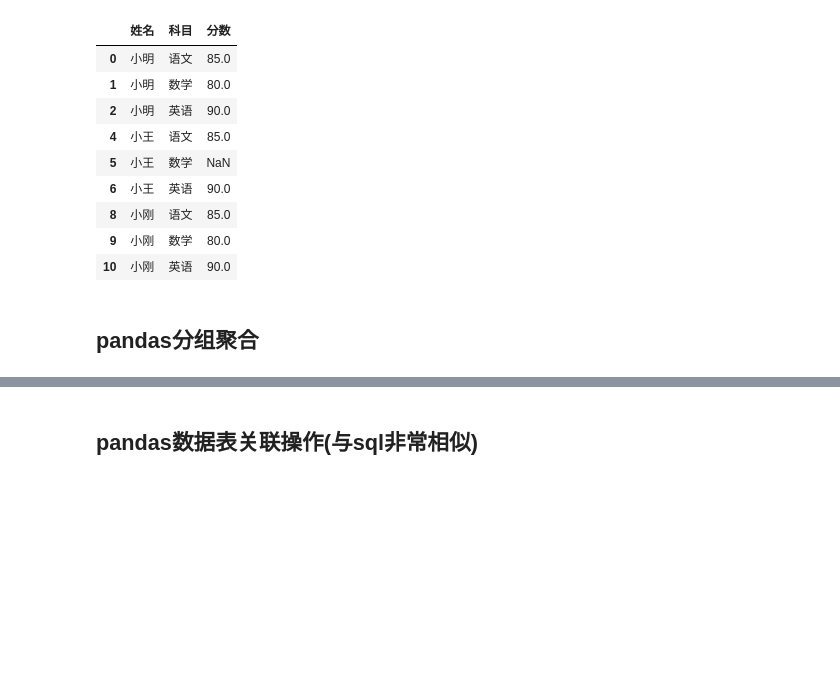
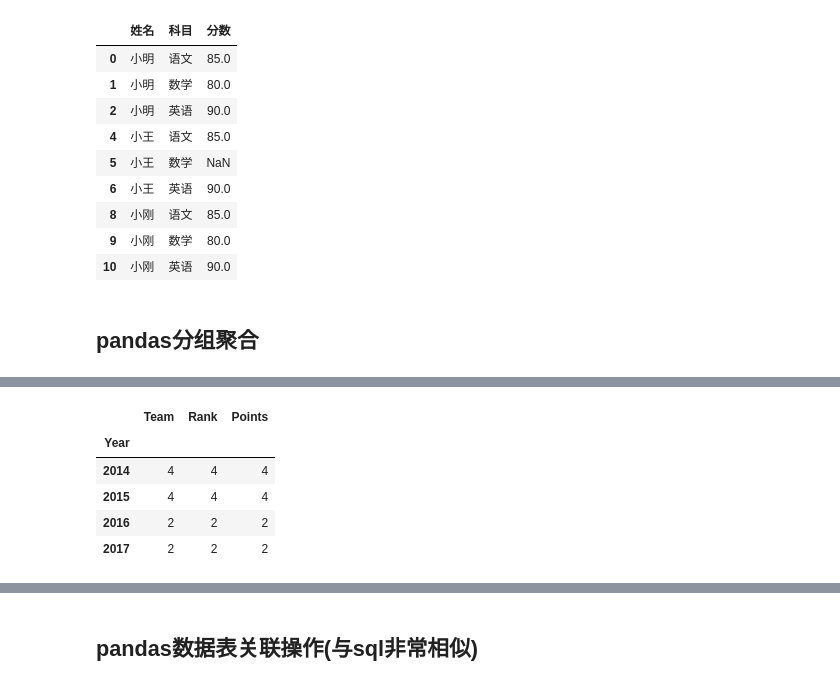
Before and after one commit to codefish-yu/dataanalyze, a Jupyter notebook: pandas.ipynb, the cells around one changed output, grey strips where cells are left out. Cells and saved outputs as stored; diff of their text form; code cells hidden in the pictures; blank space fills up the shorter version.

```diff
--- a/pandas.ipynb
+++ b/pandas.ipynb
@@ -902,0 +994,10 @@ print(grouped['Points'].agg(np.mean))
+# %%
+#统计每一年的样本个数
+grouped.count()
+# %% [output]
+|  | Team | Rank | Points |
+| Year |  |  |  |
+| 2014 | 4 | 4 | 4 |
+| 2015 | 4 | 4 | 4 |
+| 2016 | 2 | 2 | 2 |
+| 2017 | 2 | 2 | 2 |
```
Also changed, not shown: parts of 28 cells of this notebook, 5 other files.
